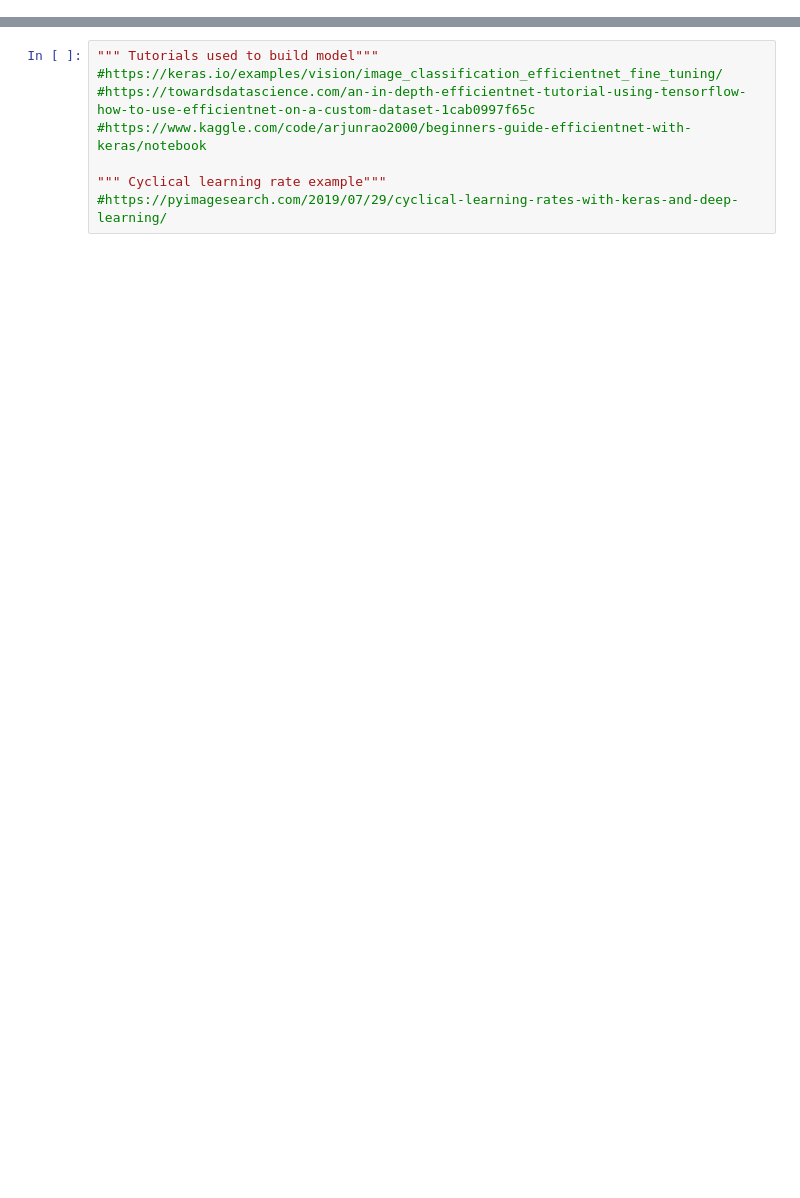
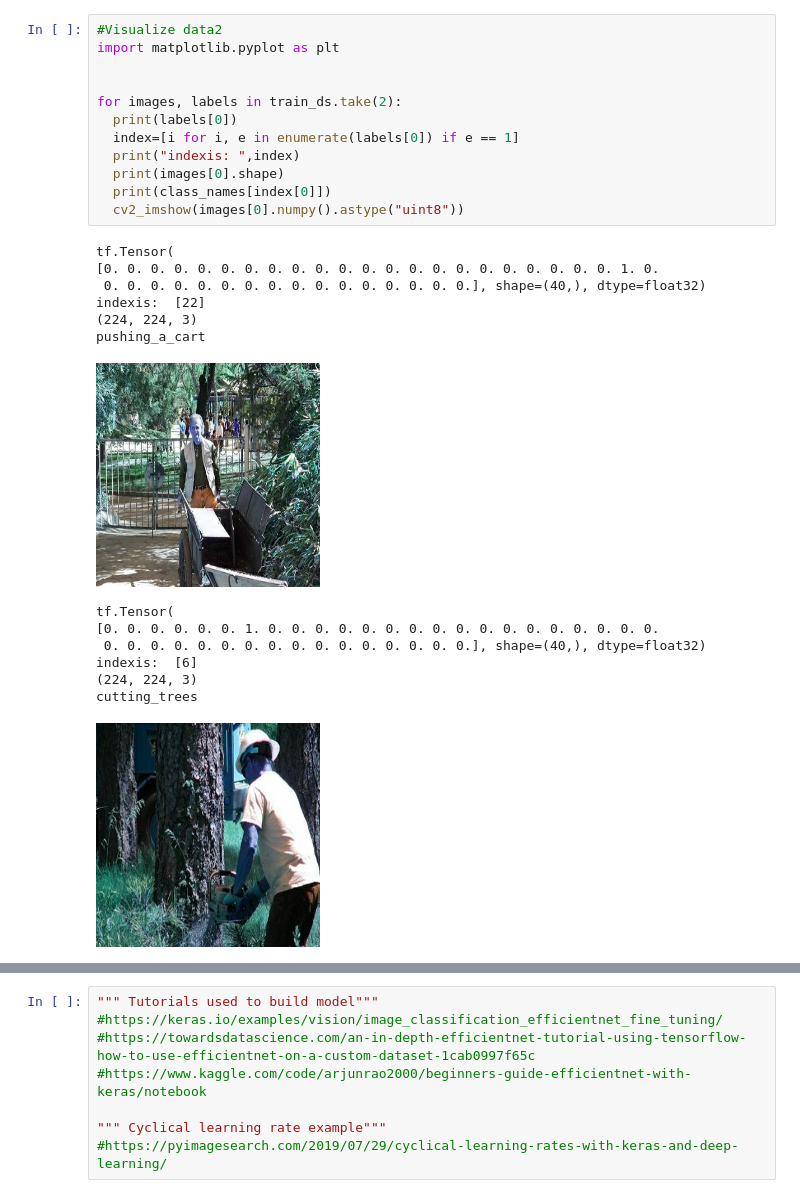
Before and after one commit to flavius25/CV_group25, a Jupyter notebook: CNN_model.ipynb, the cells around one changed output, grey strips where cells are left out. Saved outputs shown, nothing was run; the diff lists cells and outputs as text; blank space fills up the shorter version.

```diff
--- a/CNN_model.ipynb
+++ b/CNN_model.ipynb
@@ -92,0 +122,27 @@ SF_test_set = SF_test_set.batch(batch_size=BATCH_SIZE, drop_remainder=True)
+# %%
+#Visualize data2
+import matplotlib.pyplot as plt
+
+
+for images, labels in train_ds.take(2):
+  print(labels[0])
+  index=[i for i, e in enumerate(labels[0]) if e == 1]
+  print("indexis: ",index)
+  print(images[0].shape)
+  print(class_names[index[0]])
+  cv2_imshow(images[0].numpy().astype("uint8"))
+# %% [output]
+tf.Tensor(
+[0. 0. 0. 0. 0. 0. 0. 0. 0. 0. 0. 0. 0. 0. 0. 0. 0. 0. 0. 0. 0. 0. 1. 0.
+ 0. 0. 0. 0. 0. 0. 0. 0. 0. 0. 0. 0. 0. 0. 0. 0.], shape=(40,), dtype=float32)
+indexis:  [22]
+(224, 224, 3)
+pushing_a_cart
+[figure, added]
+tf.Tensor(
+[0. 0. 0. 0. 0. 0. 1. 0. 0. 0. 0. 0. 0. 0. 0. 0. 0. 0. 0. 0. 0. 0. 0. 0.
+ 0. 0. 0. 0. 0. 0. 0. 0. 0. 0. 0. 0. 0. 0. 0. 0.], shape=(40,), dtype=float32)
+indexis:  [6]
+(224, 224, 3)
+cutting_trees
+[figure, added]
```
Also changed, not shown: parts of 24 cells of this notebook, 3 other files.
